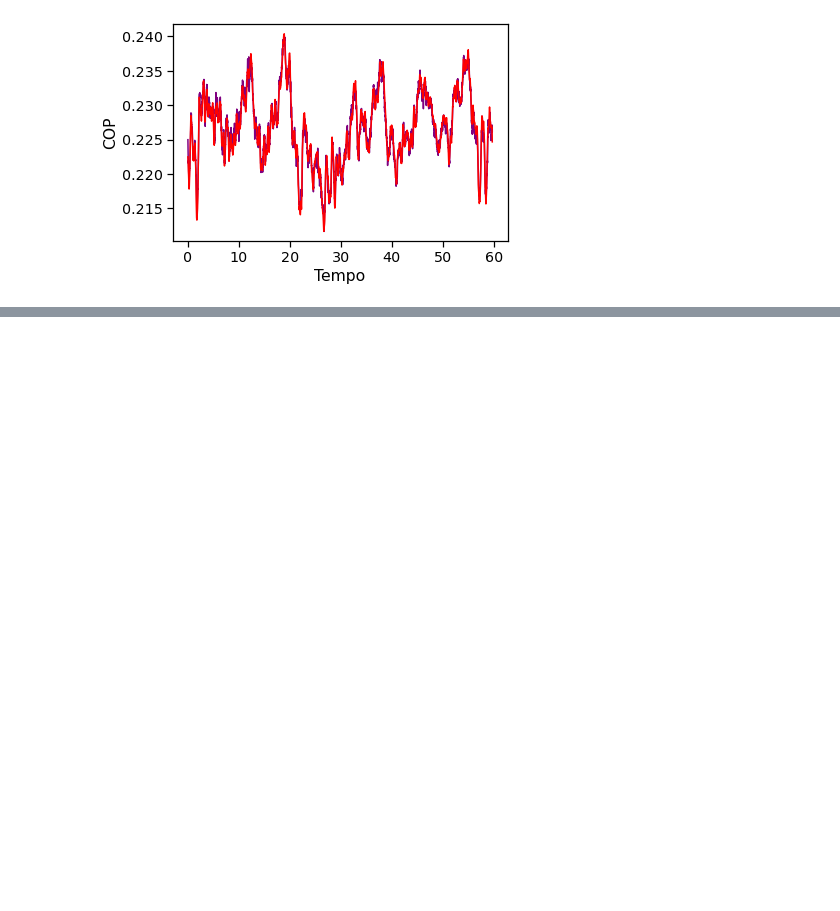
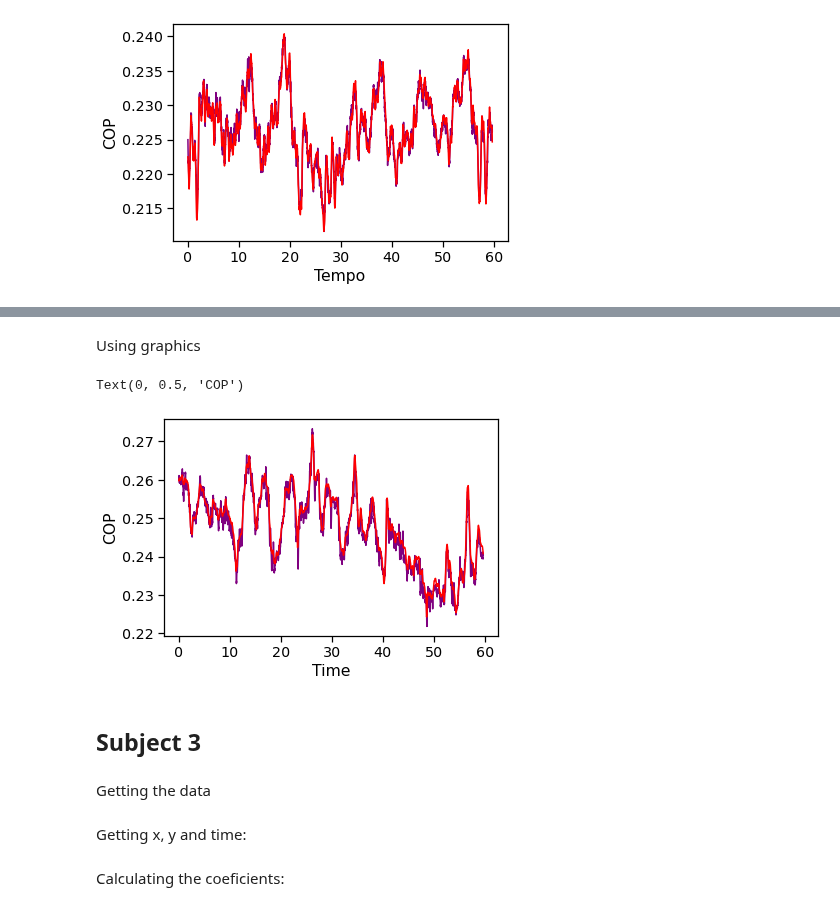
Before and after one commit to FernandaVanzini/COPandCOGestimar, a Jupyter notebook: RegressãoLinear.ipynb, the cells around one changed output, grey strips where cells are left out. Drawn from its saved outputs; the diff is of its cells as text; code cells hidden in the pictures; blank space fills up the shorter version.

```diff
--- a/RegressãoLinear.ipynb
+++ b/RegressãoLinear.ipynb
@@ -106,0 +147,5 @@ Text(0, 0.5, 'COP')
+# %%
+fname_grf3=os.path.join(path2,PDSinfo.Trial[5]+'grf'+'.txt')
+fname_mkr3=os.path.join(path2,PDSinfo.Trial[5]+'mkr'+'.txt')
+grf3=pd.read_csv(fname_grf3, delimiter='\t',header=0,engine='c')
+mkr3=pd.read_csv(fname_mkr3, delimiter='\t',header=0,engine='c')
@@ -106,0 +154,4 @@ Text(0, 0.5, 'COP')
+# %%
+x3=mkr3['COG_X']
+y3=grf3['COPNET_X']
+t3=mkr3['Time']
@@ -106,0 +160,23 @@ Text(0, 0.5, 'COP')
+# %%
+x33=np.array(x3[:-30]).reshape(-1,1)
+y33=np.array(y3[30:]).reshape(-1,1)
+for nt in range(1,30):
+    x33=np.hstack((x33,np.array(x3[nt:-30+nt]).reshape(-1,1)))
+N3=len(x33)
+f3=np.hstack((x33,np.ones((N3,1))))
+c3,d3,_,_=np.linalg.lstsq(x33,y33,rcond=None)
+# %% [markdown]
+Using graphics
+# %%
+yestimative3=x33@c
+plt.plot(t3[:-30],yestimative3,marker='',color='purple',linestyle='-')
+plt.plot(t3[:-30],y3[30:],marker='',color='red',linestyle='-')
+plt.xlabel('Time')
+plt.ylabel('COP')
+# %% [output]
+Text(0, 0.5, 'COP')
+[figure, added]
+# %% [markdown]
+## Subject 3
+# %% [markdown]
+Getting the data
@@ -106,0 +188,2 @@ Text(0, 0.5, 'COP')
+# %% [markdown]
+Getting x, y and time:
@@ -106,0 +194,2 @@ Text(0, 0.5, 'COP')
+# %% [markdown]
+Calculating the coeficients:
```
Also changed, not shown: parts of 31 cells of this notebook.
